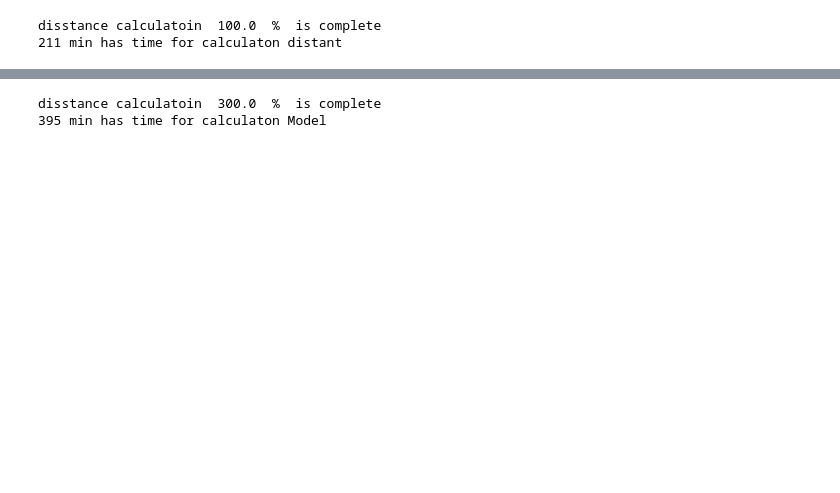
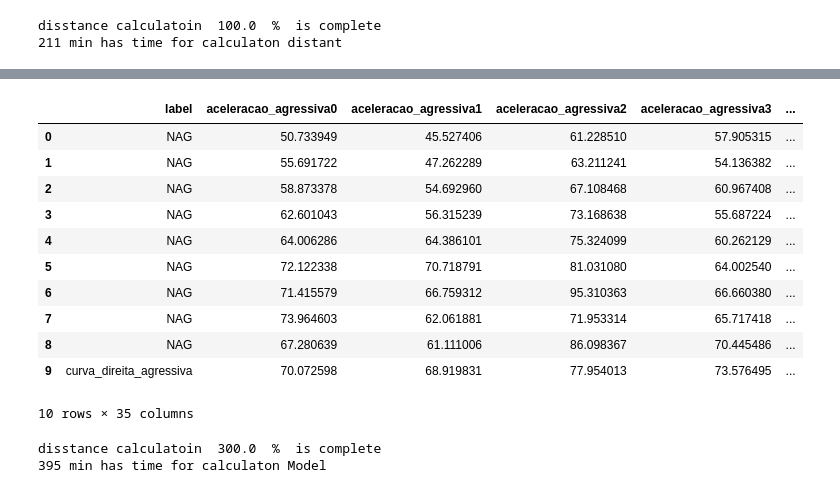
Before and after one commit to HosseinlGholami/BehavePart2, a Jupyter notebook: 0Main.ipynb, the cells around one changed output, grey strips where cells are left out. Saved outputs shown, nothing was run; the diff lists cells and outputs as text; code cells hidden in the pictures; blank space fills up the shorter version.

```diff
--- a/0Main.ipynb
+++ b/0Main.ipynb
@@ -209,7 +218,7 @@ window={226:['curva_direita_agressiva','curva_esquerda_agressiva','aceleracao_ag
 import random
 random.seed(123)
 def TempEvent_genarator(df,L,i):
-    M=round(random.gauss(0.6,0.5)*L/2)
+    M=round(random.gauss(0.2,0.5)*L/2)
     temp_event=list()
     pointer=0
     stop=False
@@ -354,6 +403,21 @@ for win in Data_DS:
                 dumy_dict.update({name+str(tag):number})
         dumy_list.append(dumy_dict)
     TrainData.update({win:pd.DataFrame(dumy_list)})
+# %%
+TrainData[226].head(10)
+# %% [output]
+|  | label | aceleracao_agressiva0 | aceleracao_agressiva1 | aceleracao_agressiva2 | aceleracao_agressiva3 | ... |
+| 0 | NAG | 50.733949 | 45.527406 | 61.228510 | 57.905315 | ... |
+| 1 | NAG | 55.691722 | 47.262289 | 63.211241 | 54.136382 | ... |
+| 2 | NAG | 58.873378 | 54.692960 | 67.108468 | 60.967408 | ... |
+| 3 | NAG | 62.601043 | 56.315239 | 73.168638 | 55.687224 | ... |
+| 4 | NAG | 64.006286 | 64.386101 | 75.324099 | 60.262129 | ... |
+| 5 | NAG | 72.122338 | 70.718791 | 81.031080 | 64.002540 | ... |
+| 6 | NAG | 71.415579 | 66.759312 | 95.310363 | 66.660380 | ... |
+| 7 | NAG | 73.964603 | 62.061881 | 71.953314 | 65.717418 | ... |
+| 8 | NAG | 67.280639 | 61.111006 | 86.098367 | 70.445486 | ... |
+| 9 | curva_direita_agressiva | 70.072598 | 68.919831 | 77.954013 | 73.576495 | ... |
+10 rows × 35 columns
 # %%
 #normalize Train Data
 #Balance it
```
Also changed, not shown: parts of 16 cells of this notebook, 7 other files.
